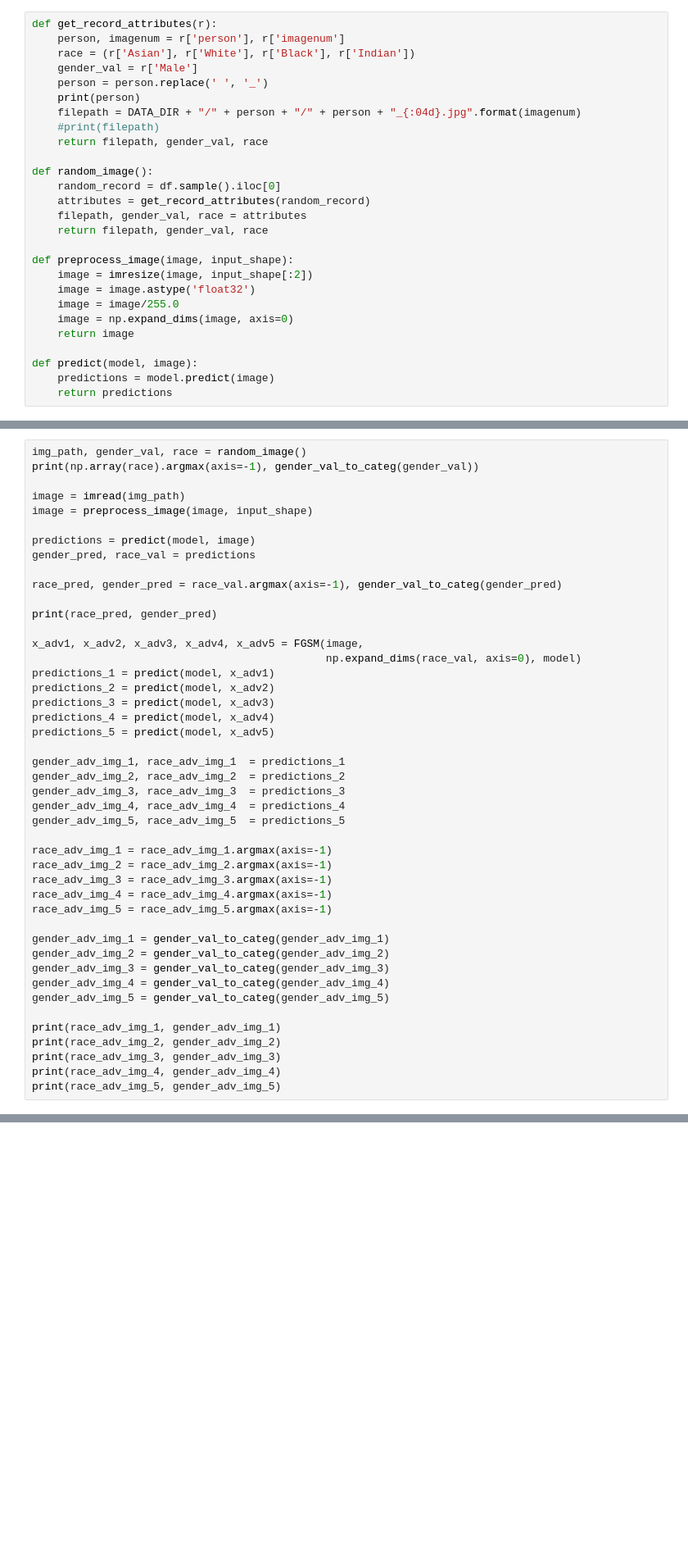
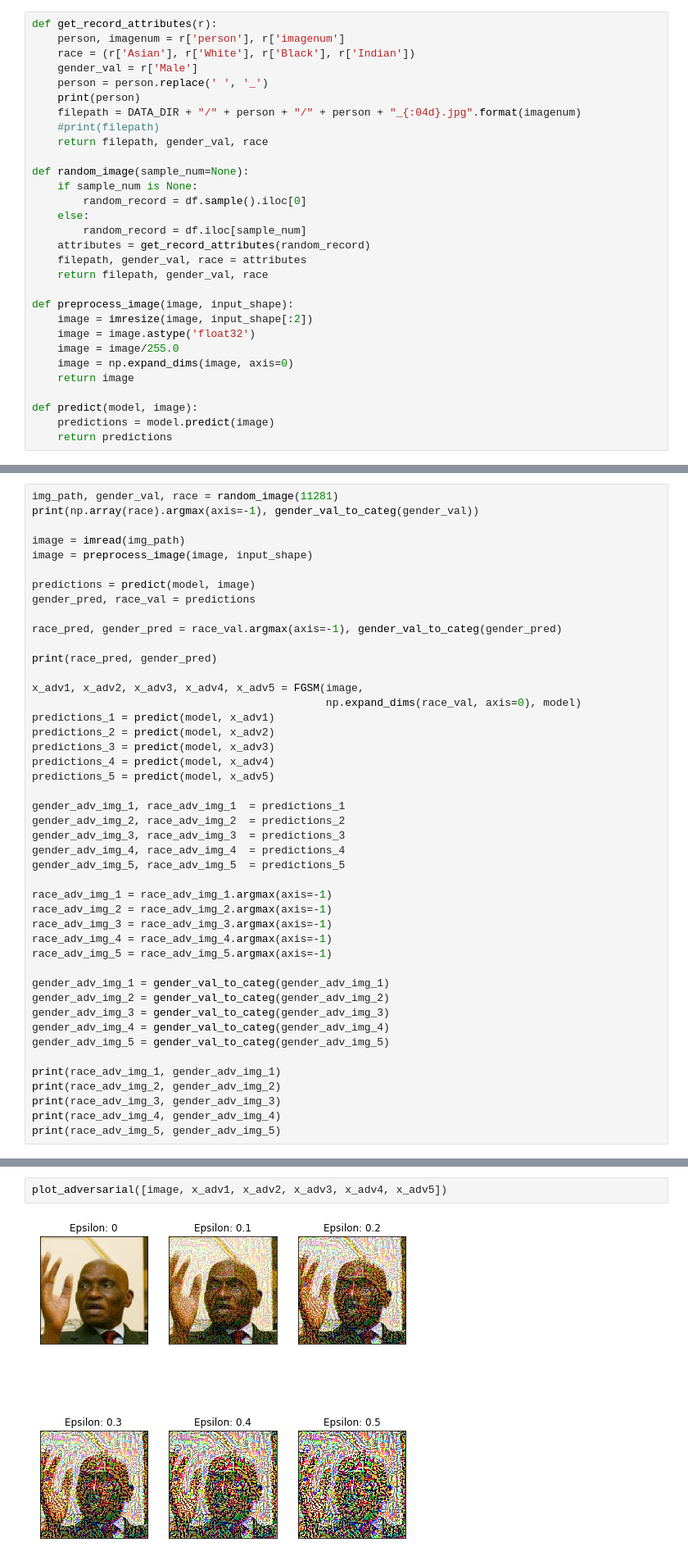
Before and after one commit to tremblerz/age-gender-estimator-keras, a Jupyter notebook: UTK/lfw_fgsm_eps.ipynb, the cells around one changed output, grey strips where cells are left out. Shown at 82% size. Saved outputs shown, nothing was run; the diff lists cells and outputs as text; blank space fills up the shorter version.

Commit message:
add perturbed image samples

```diff
--- a/UTK/lfw_fgsm_eps.ipynb
+++ b/UTK/lfw_fgsm_eps.ipynb
@@ -50,8 +64,11 @@ def get_record_attributes(r):
     #print(filepath)
     return filepath, gender_val, race
 
-def random_image():
-    random_record = df.sample().iloc[0]
+def random_image(sample_num=None):
+    if sample_num is None:
+        random_record = df.sample().iloc[0]
+    else:
+        random_record = df.iloc[sample_num]
     attributes = get_record_attributes(random_record)
     filepath, gender_val, race = attributes
     return filepath, gender_val, race
@@ -155,7 +165,7 @@ def gender_val_to_categ(val, threshold = 0.5):
     else:
         return 0
 # %%
-img_path, gender_val, race = random_image()
+img_path, gender_val, race = random_image(11281)
 print(np.array(race).argmax(axis=-1), gender_val_to_categ(gender_val))
 
 image = imread(img_path)
@@ -224,3 +234,7 @@ plot_adversarial([image, x_adv1, x_adv2, x_adv3, x_adv4, x_adv5])
 plot_adversarial([image, x_adv1, x_adv2, x_adv3, x_adv4, x_adv5])
 # %% [output]
 [figure]
+# %%
+plot_adversarial([image, x_adv1, x_adv2, x_adv3, x_adv4, x_adv5])
+# %% [output]
+[figure, added]
```
Also changed, not shown: parts of 7 cells of this notebook.
